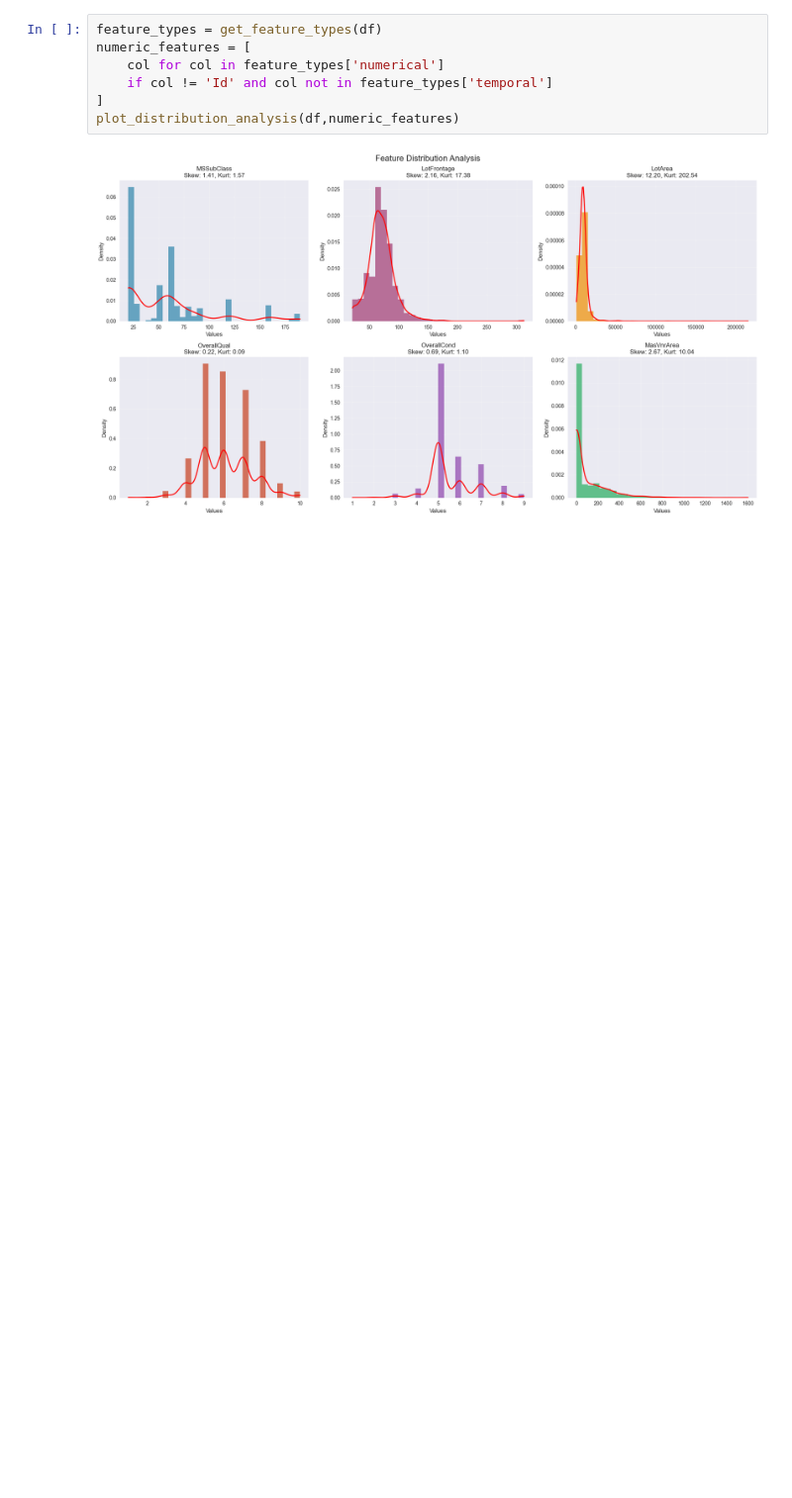
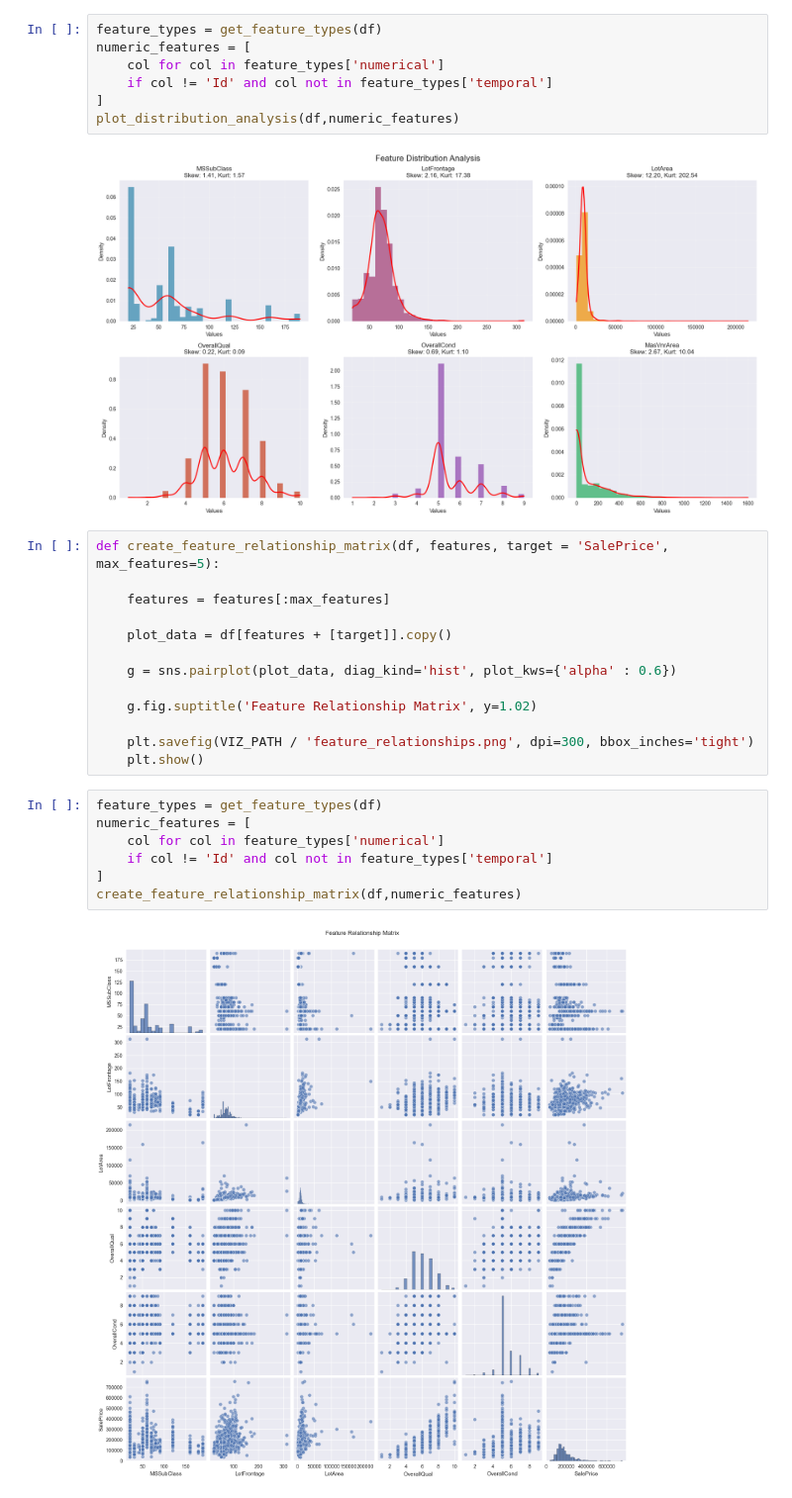
Before and after one commit to arsathits/data-analysis-with-python, a Jupyter notebook: housing_data_EDA/Housing.ipynb, the cells around one changed output. Shown at 99% size. Drawn from its saved outputs; the diff is of its cells as text; blank space fills up the shorter version.

```diff
--- a/housing_data_EDA/Housing.ipynb
+++ b/housing_data_EDA/Housing.ipynb
@@ -430,3 +430,25 @@ numeric_features = [
 plot_distribution_analysis(df,numeric_features)
 # %% [output]
 [figure]
+# %%
+def create_feature_relationship_matrix(df, features, target = 'SalePrice', max_features=5):
+
+    features = features[:max_features]
+
+    plot_data = df[features + [target]].copy()
+
+    g = sns.pairplot(plot_data, diag_kind='hist', plot_kws={'alpha' : 0.6})
+
+    g.fig.suptitle('Feature Relationship Matrix', y=1.02)
+
+    plt.savefig(VIZ_PATH / 'feature_relationships.png', dpi=300, bbox_inches='tight')
+    plt.show()
+# %%
+feature_types = get_feature_types(df)
+numeric_features = [
+    col for col in feature_types['numerical']
+    if col != 'Id' and col not in feature_types['temporal']
+]
+create_feature_relationship_matrix(df,numeric_features)
+# %% [output]
+[figure, added]
```
Also changed, not shown: 1 other file.
